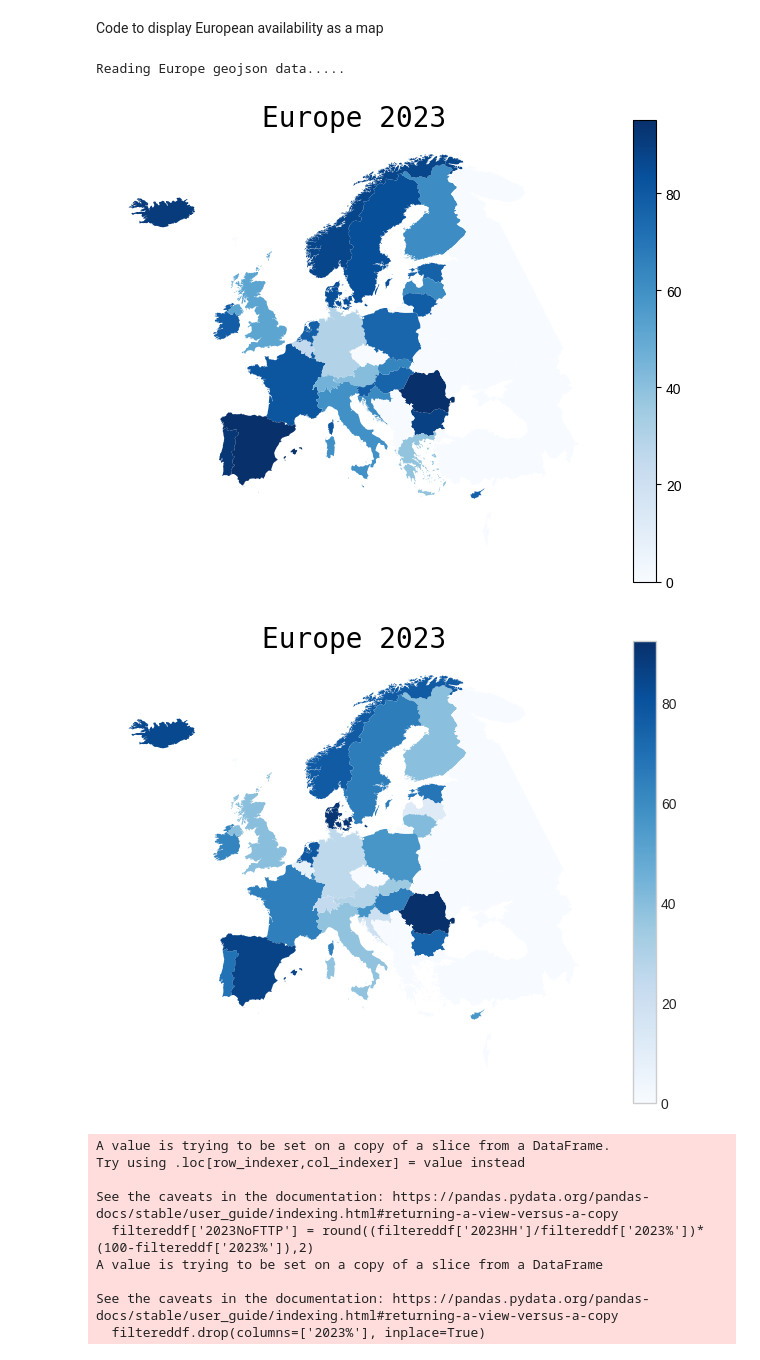
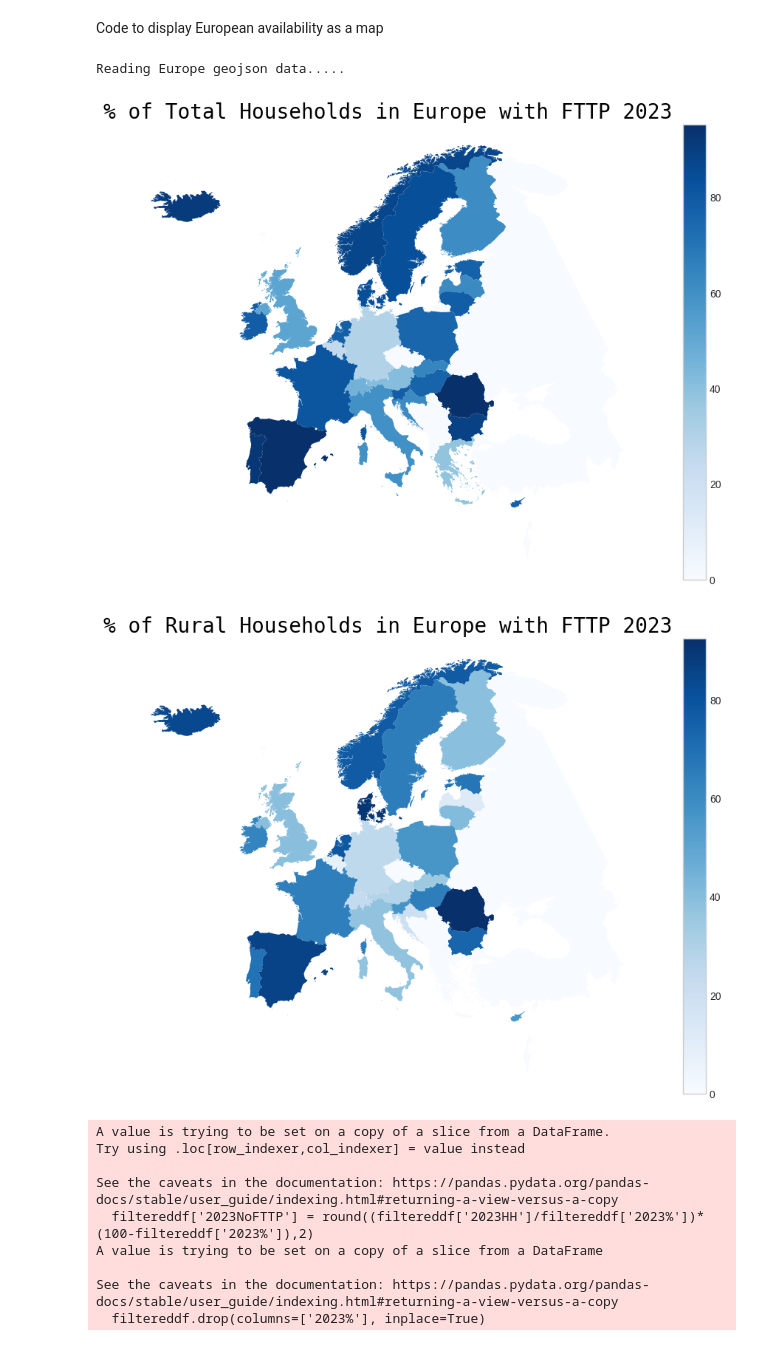
Before and after one commit to yuliiabosher/Fiber-optic-project, a Jupyter notebook: european_fibre_optic_data_clean_and_load.ipynb, the cells around one changed output. Saved outputs shown, nothing was run; the diff lists cells and outputs as text; code cells hidden in the pictures.

```diff
--- a/european_fibre_optic_data_clean_and_load.ipynb
+++ b/european_fibre_optic_data_clean_and_load.ipynb
@@ -746,44 +748,41 @@ df_europe_with_percent_geo_rural = europe_cleaned.merge(dfEuropeCleanFTTPRuralPe
 df_europe_with_percent_geo_rural['2023%'] = df_europe_with_percent_geo_rural['2023%'].replace(np.nan, 0)
 df_europe_with_percent_geo_rural['2022%'] = df_europe_with_percent_geo_rural['2023%'].replace(np.nan, 0)
 df_europe_with_percent_geo_rural['2021%'] = df_europe_with_percent_geo_rural['2023%'].replace(np.nan, 0)
 df_europe_with_percent_geo_rural['2020%'] = df_europe_with_percent_geo_rural['2023%'].replace(np.nan, 0)
 df_europe_with_percent_geo_rural['2019%'] = df_europe_with_percent_geo_rural['2019%'].replace(np.nan, 0)
 
 
-plotdf = df_europe_with_percent_geo_total[['NAME', '2
+plotdf = df_europe_with_percent_geo_total[['NAME', '2023%','2022%','2021%','2020%','2019%' ,'geometry']]
 
-
-023%','2022%','2021%','2020%','2019%' ,'geometry']]
-
-def fn_plot_graph(thisdf, thisyear):
+def fn_plot_graph(thisdf, thisyear, urbanruralstring):
 
   fig, ax = plt.subplots(1, 1)
   thisdf.plot(column=thisyear, cmap='Blues', ax=ax, legend='full')
-  fig.set_size_inches(8,6)
+  fig.set_size_inches(12,8)
   plt.style.use('seaborn-v0_8-whitegrid')
   font = {'family':'monospace','color':'black','size':20}
-  ax.set_title('Europe ' + thisyear[0:4], fontdict = font)
+  ax.set_title('% of ' + urbanruralstring + ' Households in Europe with FTTP ' + thisyear[0:4], fontdict = font)
   plt.axis('off')
   plt.show()
 
 
-fn_plot_graph(plotdf, '2023%')
+fn_plot_graph(plotdf, '2023%', 'Total')
 #fn_plot_graph(plotdf, '2022%')
 #fn_plot_graph(plotdf, '2021%')
 #fn_plot_graph(plotdf, '2020%')
 #fn_plot_graph(plotdf, '2019%')
 
 plotdf = df_europe_with_percent_geo_rural[['NAME', '2023%','2022%','2021%','2020%','2019%' ,'geometry']]
 
-fn_plot_graph(plotdf, '2023%')
+fn_plot_graph(plotdf, '2023%', 'Rural')
 #fn_plot_graph(plotdf, '2022%')
 #fn_plot_graph(plotdf, '2021%')
 #fn_plot_graph(plotdf, '2020%')
 #fn_plot_graph(plotdf, '2019%')
 # %% [output]
 Reading Europe geojson data.....
-[figure, old version]
+[figure, new version]
-[figure, old version]
+[figure, new version]
 # %%
 ########
 #section to create a graph showing number of households with and without access to FTTP in 5 key EU countries
```
Also changed, not shown: parts of 3 cells of this notebook.
